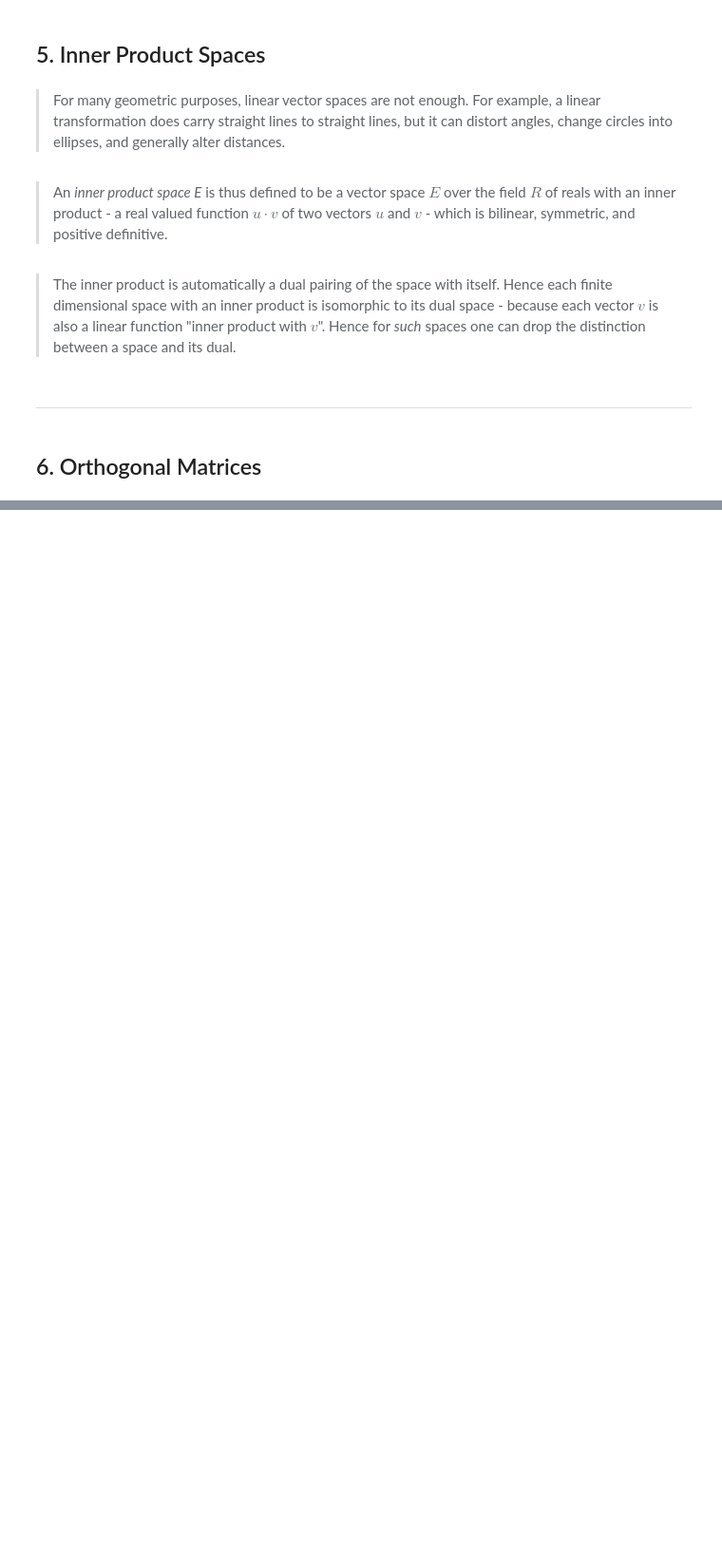
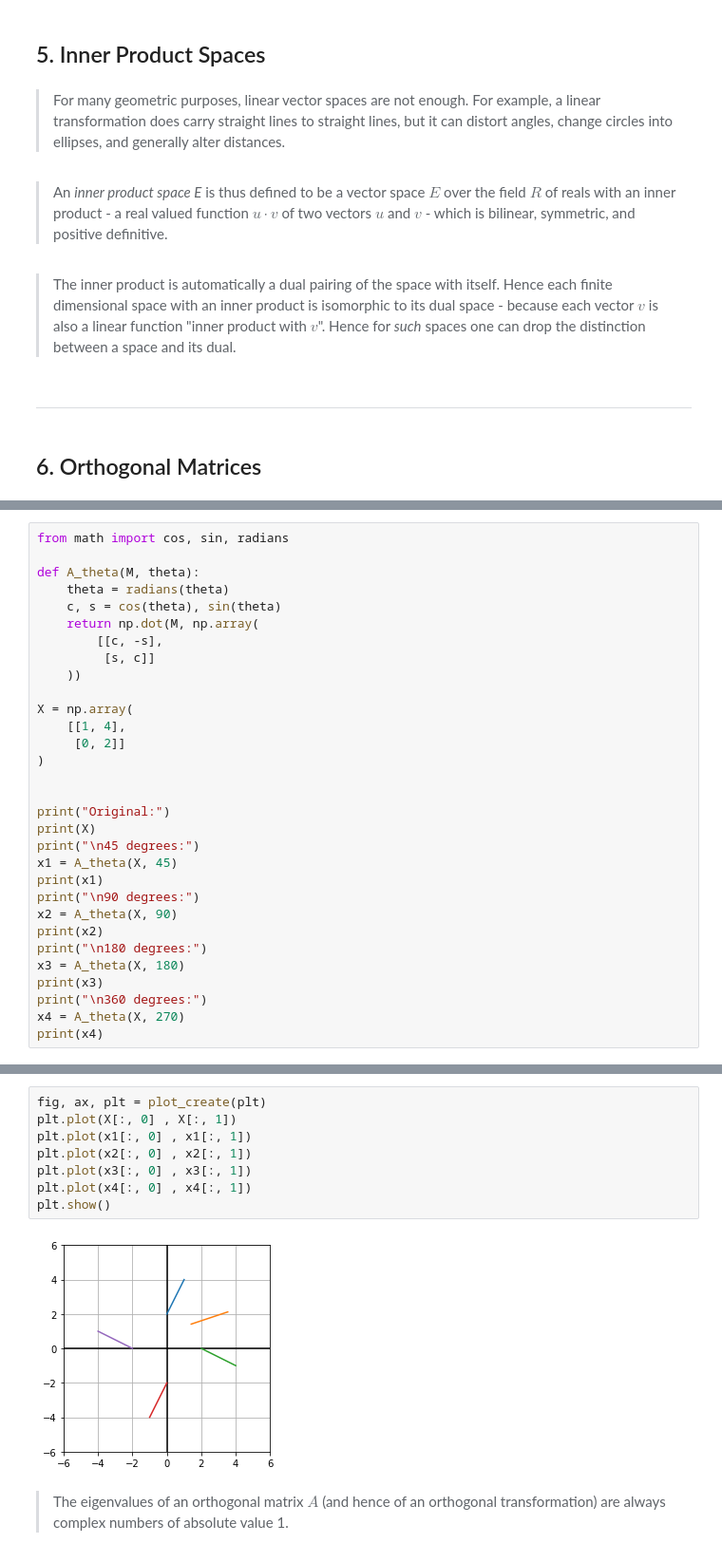
Before and after one commit to James-G-Hill/Sympy-Companion-to-Mathematics-Form-and-Function, a Jupyter notebook: Chapter 7.ipynb, the cells around one changed output, grey strips where cells are left out. Shown at 95% size. Saved outputs shown, nothing was run; the diff lists cells and outputs as text; blank space fills up the shorter version.

```diff
--- a/Chapter 7.ipynb
+++ b/Chapter 7.ipynb
@@ -251,0 +345,31 @@ then $b$ determines isomorphism $W \cong V^*$ and $V \cong W^*$)
+# %%
+from math import cos, sin, radians
+
+def A_theta(M, theta):
+    theta = radians(theta)
+    c, s = cos(theta), sin(theta)
+    return np.dot(M, np.array(
+        [[c, -s],
+         [s, c]]
+    ))
+
+X = np.array(
+    [[1, 4],
+     [0, 2]]
+)
+
+
+print("Original:")
+print(X)
+print("\n45 degrees:")
+x1 = A_theta(X, 45)
+print(x1)
+print("\n90 degrees:")
+x2 = A_theta(X, 90)
+print(x2)
+print("\n180 degrees:")
+x3 = A_theta(X, 180)
+print(x3)
+print("\n360 degrees:")
+x4 = A_theta(X, 270)
+print(x4)
@@ -251,0 +396,12 @@ then $b$ determines isomorphism $W \cong V^*$ and $V \cong W^*$)
+# %%
+fig, ax, plt = plot_create(plt)
+plt.plot(X[:, 0] , X[:, 1])
+plt.plot(x1[:, 0] , x1[:, 1])
+plt.plot(x2[:, 0] , x2[:, 1])
+plt.plot(x3[:, 0] , x3[:, 1])
+plt.plot(x4[:, 0] , x4[:, 1])
+plt.show()
+# %% [output]
+[figure, added]
+# %% [markdown]
+> The eigenvalues of an orthogonal matrix $A$ (and hence of an orthogonal transformation) are always complex numbers of absolute value 1.
```
Also changed, not shown: parts of 15 cells of this notebook.
